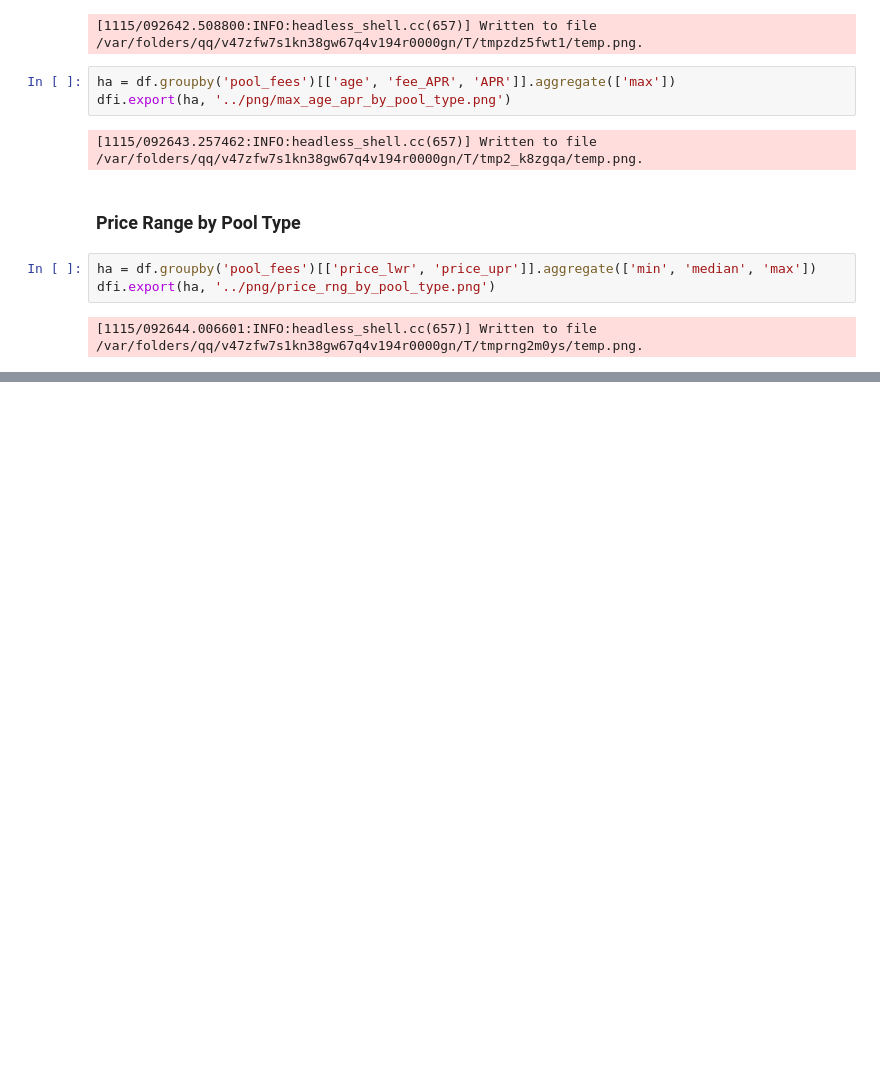
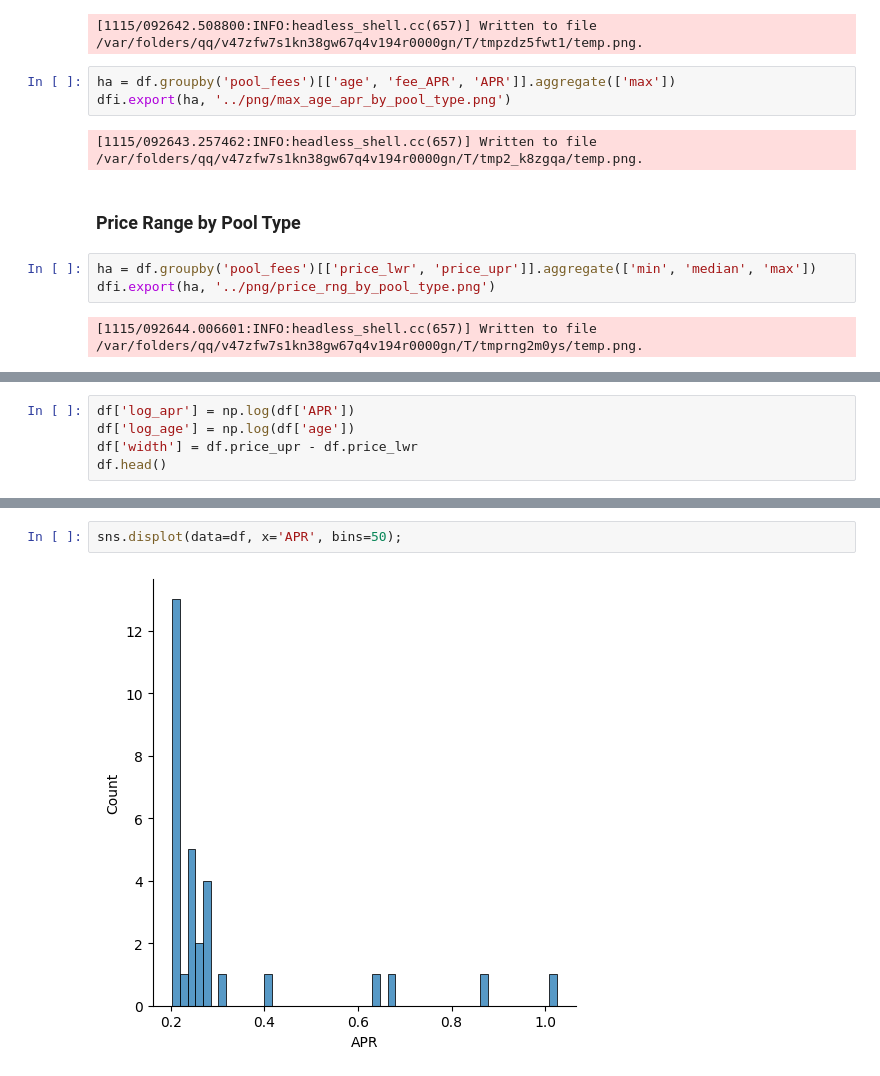
Before and after one commit to coindataschool/univ3lp, a Jupyter notebook: notebooks/univ3_wbtc_weth_top_positions_02_analysis.ipynb, the cells around one changed output, grey strips where cells are left out. Saved outputs shown, nothing was run; the diff lists cells and outputs as text; blank space fills up the shorter version.

Commit message:
add linear regression relating APR ~ age + width

```diff
--- a/notebooks/univ3_wbtc_weth_top_positions_02_analysis.ipynb
+++ b/notebooks/univ3_wbtc_weth_top_positions_02_analysis.ipynb
@@ -66,0 +72,5 @@ dfi.export(ha, '../png/price_rng_by_pool_type.png')
+# %%
+df['log_apr'] = np.log(df['APR'])
+df['log_age'] = np.log(df['age'])
+df['width'] = df.price_upr - df.price_lwr
+df.head()
@@ -66,0 +84,4 @@ dfi.export(ha, '../png/price_rng_by_pool_type.png')
+# %%
+sns.displot(data=df, x='APR', bins=50);
+# %% [output]
+[figure, added]
```
Also changed, not shown: parts of 15 cells of this notebook.
